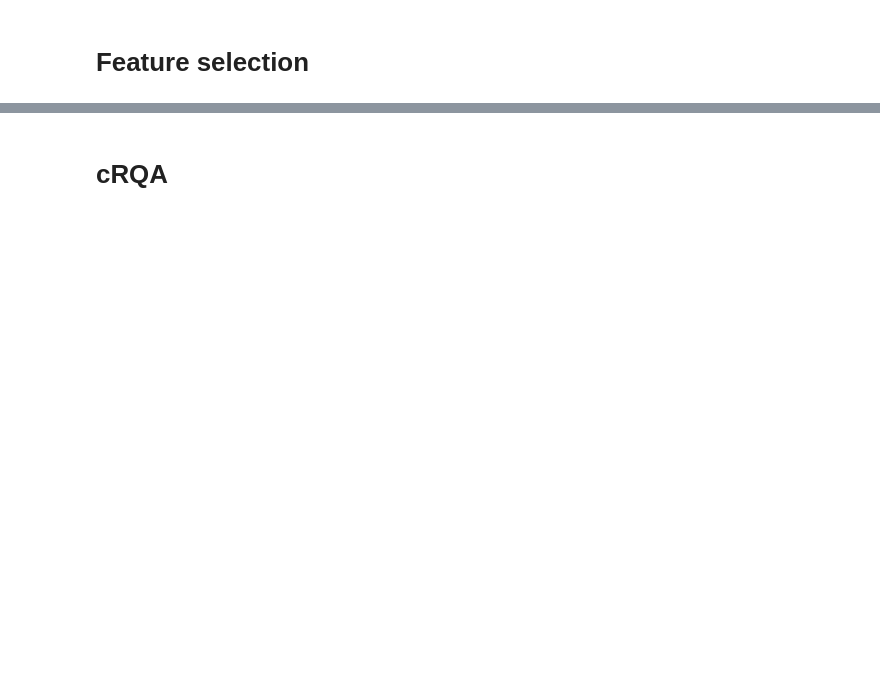
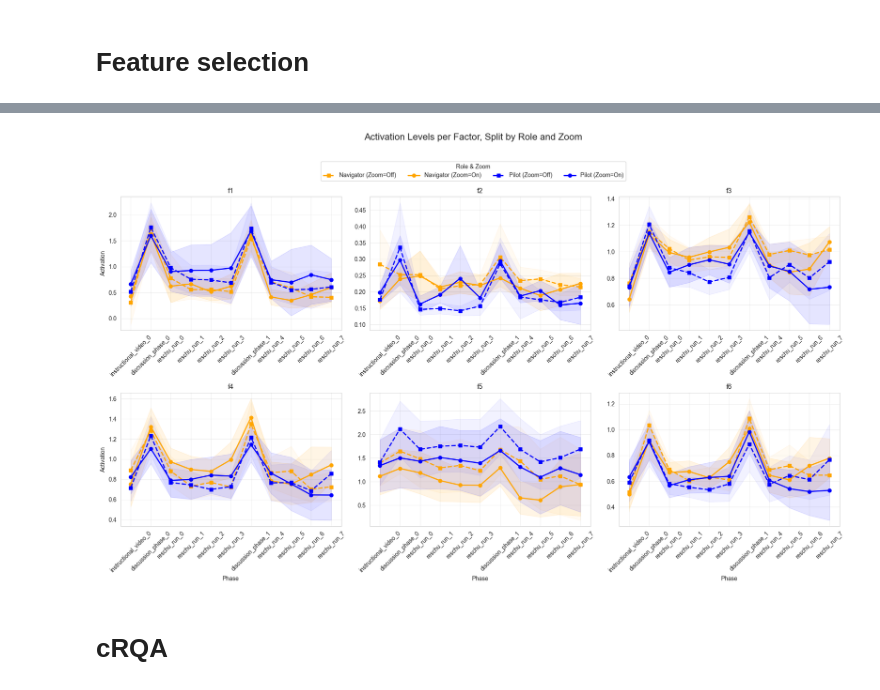
Before and after one commit to erikfrohn/facial-expression-interpersonal-association, a Jupyter notebook: main.ipynb, the cells around one changed output, grey strips where cells are left out. Drawn from its saved outputs; the diff is of its cells as text; code cells hidden in the pictures; blank space fills up the shorter version.

```diff
--- a/main.ipynb
+++ b/main.ipynb
@@ -133,2 +170,0 @@ Already computed corrca weights for 97_98, skipping...
-# %%
-AVAILABLE_PAIRS = ['05_06', '07_08', '09_10', '99_100', '101_102', '103_104', '13_14', '17_18', '19_20', '21_22', '25_26', '27_28', '29_30', '31_32', '33_34', '35_36', '37_38', '39_40', '41_42', '43_44', '45_46', '47_48', '49_50', '51_52', '59_60', '61_62', '65_66', '67_68', '69_70', '71_72', '73_74', '75_76', '77_78', '79_80', '81_82', '83_84', '85_86', '87_88', '91_92', '93_94', '95_96', '97_98']
@@ -188,2 +201,93 @@ if False:
+# %%
+# 1. Collect all factor data with roles and zoom
+all_data = pd.DataFrame(columns=['participant', 'zoom', 'role', 'phase', *FACTORS])
+
+for pair in AVAILABLE_PAIRS:
+    p1, p2 = pair.split("_")
+    zoom = RESCHU_DATA[pair]['zoom']  # Assuming this returns True/False
+
+    for phase in PHASES:
+        p1_file = os.path.join(LOCATION, pair, FEATURE_FOLDER, f'pp{p1}_{phase}_factors.csv')
+        p2_file = os.path.join(LOCATION, pair, FEATURE_FOLDER, f'pp{p2}_{phase}_factors.csv')
+
+        if not os.path.exists(p1_file) and not os.path.exists(p2_file):
+            continue
+
+        if os.path.exists(p1_file):
+            p_df = pd.read_csv(p1_file)
+            factors = [np.mean(p_df[f].values) for f in FACTORS]
+            all_data.loc[len(all_data)] = [p1, zoom, 'navigator', phase, *factors]
+
+        if os.path.exists(p2_file):
+            p_df = pd.read_csv(p2_file)
+            factors = [np.mean(p_df[f].values) for f in FACTORS]
+            all_data.loc[len(all_data)] = [p2, zoom, 'pilot', phase, *factors]
+
+# 2. Melt the dataframe for plotting
+plot_df = all_data.melt(id_vars=['participant', 'zoom', 'role', 'phase'],
+                        value_vars=FACTORS,
+                        var_name='factor',
+                        value_name='activation')
+
+# 3. Calculate statistics including zoom
+stats_df = (plot_df.groupby(['zoom', 'role', 'phase', 'factor'])['activation']
+            .agg(['mean', 'count', 'std'])
+            .reset_index())
+
+stats_df['ci'] = 1.96 * stats_df['std'] / np.sqrt(stats_df['count'])
+stats_df['phase'] = pd.Categorical(stats_df['phase'], categories=PHASES, ordered=True)
+stats_df = stats_df.sort_values('phase')
+
+# 4. Create plots with zoom split
+sns.set_style("whitegrid")
+palette = {'pilot': 'blue', 'navigator': 'orange'}
+line_styles = {True: '-', False: '--'}  # Solid for zoom=True, dashed for zoom=False
+markers = {True: 'o', False: 's'}       # Circle for zoom=True, square for zoom=False
+
+# === Set up grid of subplots ===
+fig, axes = plt.subplots(nrows=2, ncols=3, figsize=(18, 10))
+axes = axes.flatten()
+
+sns.set_style("whitegrid")
+palette = {'pilot': 'blue', 'navigator': 'orange'}
+line_styles = {True: '-', False: '--'}  # Solid for zoom=True, dashed for zoom=False
+markers = {True: 'o', False: 's'}       # Circle for zoom=True, square for zoom=False
+
+for i, factor in enumerate(FACTORS):
+    ax = axes[i]
+
+    for (role, zoom), group in stats_df[stats_df['factor'] == factor].groupby(['role', 'zoom']):
+        ax.plot(group['phase'], group['mean'],
+                color=palette[role],
+                linestyle=line_styles[zoom],
+                marker=markers[zoom],
+                markersize=6,
+                linewidth=2,
+                label=f"{role.title()} (Zoom={'On' if zoom else 'Off'})")
+
+        ax.fill_between(group['phase'],
+                        group['mean'] - group['ci'],
+                        group['mean'] + group['ci'],
+                        color=palette[role],
+                        alpha=0.1 if zoom else 0.05)
+
+    ax.set_title(f'{factor}', fontsize=12)
+    ax.tick_params(axis='x', rotation=45)
+    ax.grid(True, alpha=0.3)
+    if i % 3 == 0:
+        ax.set_ylabel("Activation")
+    if i >= 3:
+        ax.set_xlabel("Phase")
+
+# Shared legend
+handles, labels = ax.get_legend_handles_labels()
+fig.legend(handles, labels, title='Role & Zoom', loc='upper center', bbox_to_anchor=(0.5, 1.02), ncol=4)
+
+fig.suptitle("Activation Levels per Factor, Split by Role and Zoom", fontsize=16, y=1.08)
+plt.tight_layout()
+fig.savefig("activation_factors_by_zoom_and_role.png", dpi=300, bbox_inches='tight')
+plt.show()
+# %% [output]
+[figure, added]
 # %% [markdown]
 # cRQA
```
Also changed, not shown: parts of 28 cells of this notebook, 4 other files.
